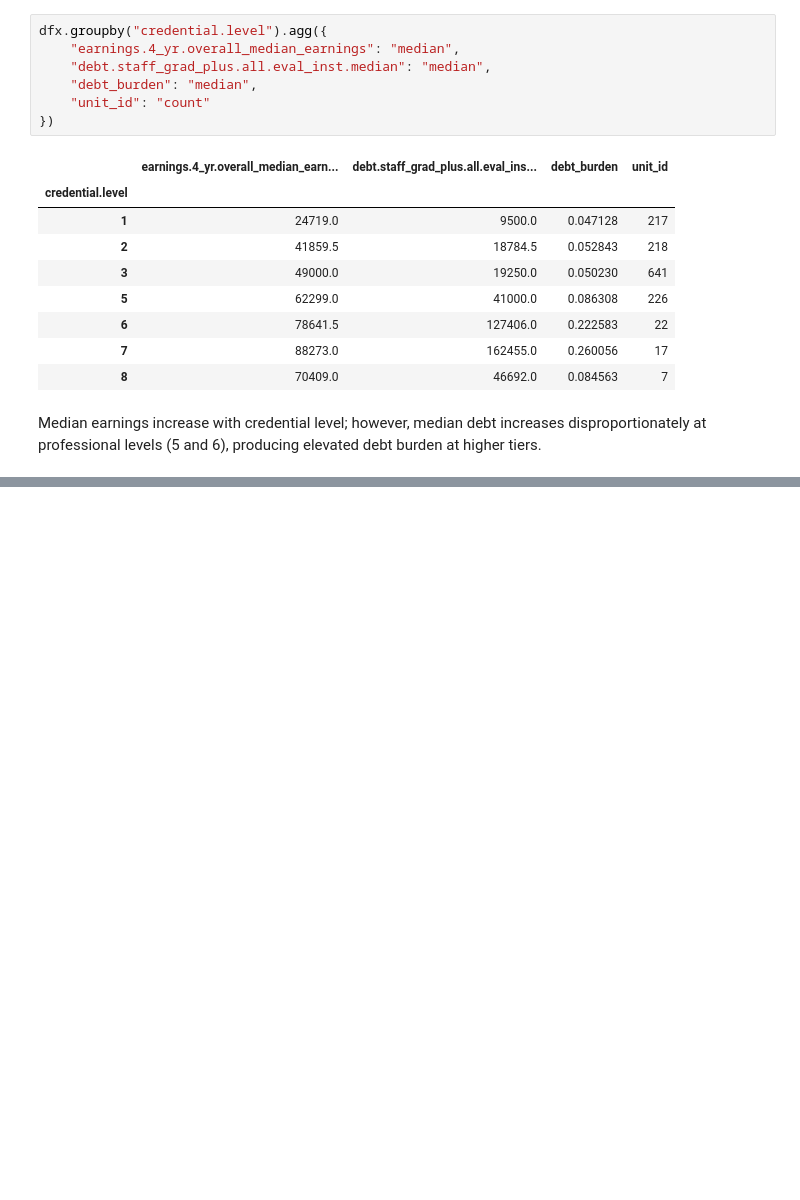
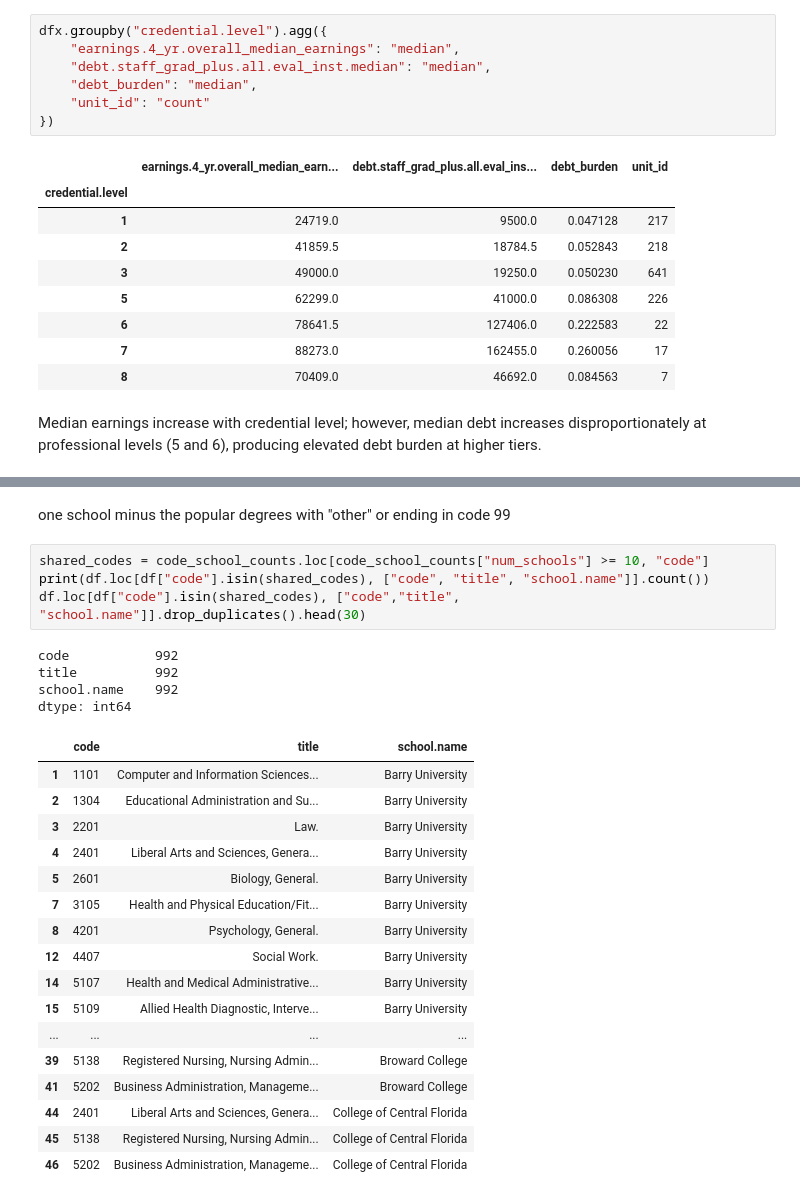
Before and after one commit to sebastianhonorat-dev/CAP_3764_2026_Spring_Team_6, a Jupyter notebook: notebooks/eda_scorecard.ipynb, the cells around one changed output, grey strips where cells are left out. Saved outputs shown, nothing was run; the diff lists cells and outputs as text; blank space fills up the shorter version.

```diff
--- a/notebooks/eda_scorecard.ipynb
+++ b/notebooks/eda_scorecard.ipynb
@@ -252,0 +348,28 @@ Median earnings increase with credential level; however, median debt increases d
+# %% [markdown]
+one school minus the popular degrees with "other" or ending in code 99
+# %%
+shared_codes = code_school_counts.loc[code_school_counts["num_schools"] >= 10, "code"]
+print(df.loc[df["code"].isin(shared_codes), ["code", "title", "school.name"]].count())
+df.loc[df["code"].isin(shared_codes), ["code","title", "school.name"]].drop_duplicates().head(30)
+# %% [output]
+code           992
+title          992
+school.name    992
+dtype: int64
+|  | code | title | school.name |
+| 1 | 1101 | Computer and Information Sciences... | Barry University |
+| 2 | 1304 | Educational Administration and Su... | Barry University |
+| 3 | 2201 | Law. | Barry University |
+| 4 | 2401 | Liberal Arts and Sciences, Genera... | Barry University |
+| 5 | 2601 | Biology, General. | Barry University |
+| 7 | 3105 | Health and Physical Education/Fit... | Barry University |
+| 8 | 4201 | Psychology, General. | Barry University |
+| 12 | 4407 | Social Work. | Barry University |
+| 14 | 5107 | Health and Medical Administrative... | Barry University |
+| 15 | 5109 | Allied Health Diagnostic, Interve... | Barry University |
+| ... | ... | ... | ... |
+| 39 | 5138 | Registered Nursing, Nursing Admin... | Broward College |
+| 41 | 5202 | Business Administration, Manageme... | Broward College |
+| 44 | 2401 | Liberal Arts and Sciences, Genera... | College of Central Florida |
+| 45 | 5138 | Registered Nursing, Nursing Admin... | College of Central Florida |
+| 46 | 5202 | Business Administration, Manageme... | College of Central Florida |
```
Also changed, not shown: parts of 16 cells of this notebook.
